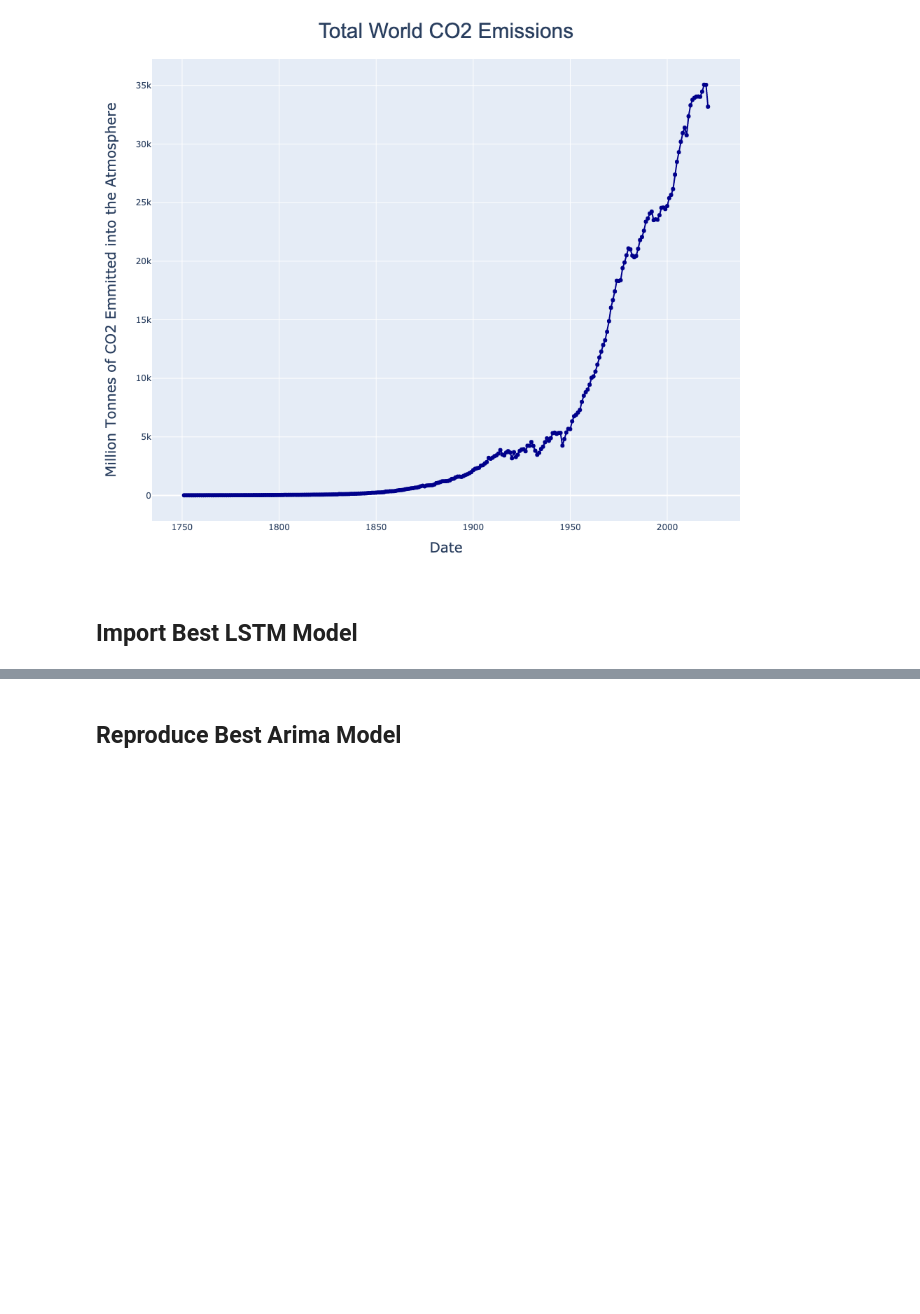
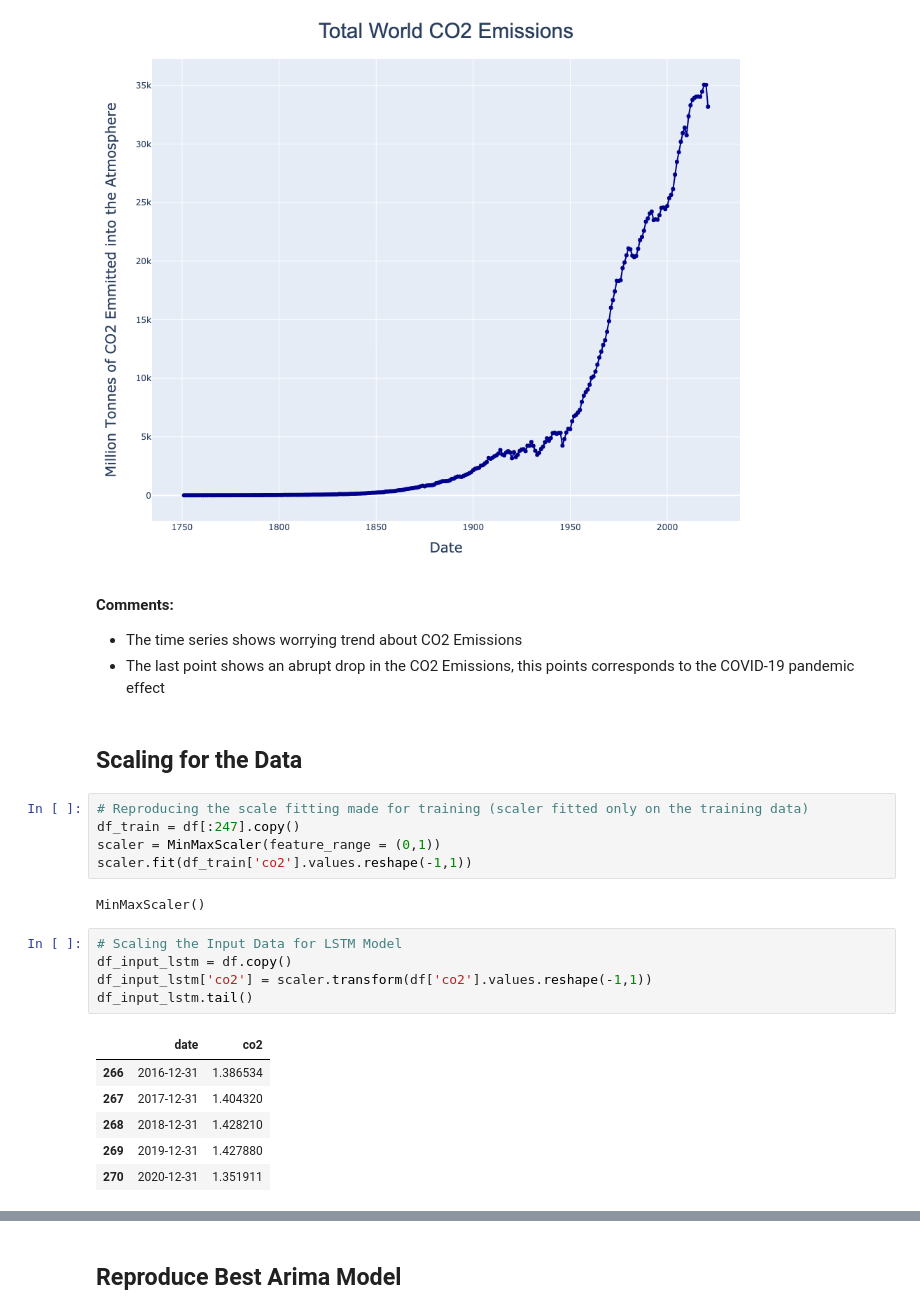
Before and after one commit to cristian-castro-a/World_CO2_Emissions_Forecasting, a Jupyter notebook: ARIMA_vs_LSTM.ipynb, the cells around one changed output, grey strips where cells are left out. Drawn from its saved outputs; the diff is of its cells as text; blank space fills up the shorter version.

```diff
--- a/ARIMA_vs_LSTM.ipynb
+++ b/ARIMA_vs_LSTM.ipynb
@@ -106,5 +105,28 @@ fig.update_yaxes(
 fig.show('png')
 # %% [output]
 [figure]
-# %% [markdown]
-## Import Best LSTM Model
+# %% [markdown]
+**Comments:**
+- The time series shows worrying trend about CO2 Emissions
+- The last point shows an abrupt drop in the CO2 Emissions, this points corresponds to the COVID-19 pandemic effect
+# %% [markdown]
+## Scaling for the Data
+# %%
+# Reproducing the scale fitting made for training (scaler fitted only on the training data)
+df_train = df[:247].copy()
+scaler = MinMaxScaler(feature_range = (0,1))
+scaler.fit(df_train['co2'].values.reshape(-1,1))
+# %% [output]
+MinMaxScaler()
+# %%
+# Scaling the Input Data for LSTM Model
+df_input_lstm = df.copy()
+df_input_lstm['co2'] = scaler.transform(df['co2'].values.reshape(-1,1))
+df_input_lstm.tail()
+# %% [output]
+|  | date | co2 |
+| 266 | 2016-12-31 | 1.386534 |
+| 267 | 2017-12-31 | 1.404320 |
+| 268 | 2018-12-31 | 1.428210 |
+| 269 | 2019-12-31 | 1.427880 |
+| 270 | 2020-12-31 | 1.351911 |
```
Also changed, not shown: parts of 10 cells of this notebook, 3 other files.
